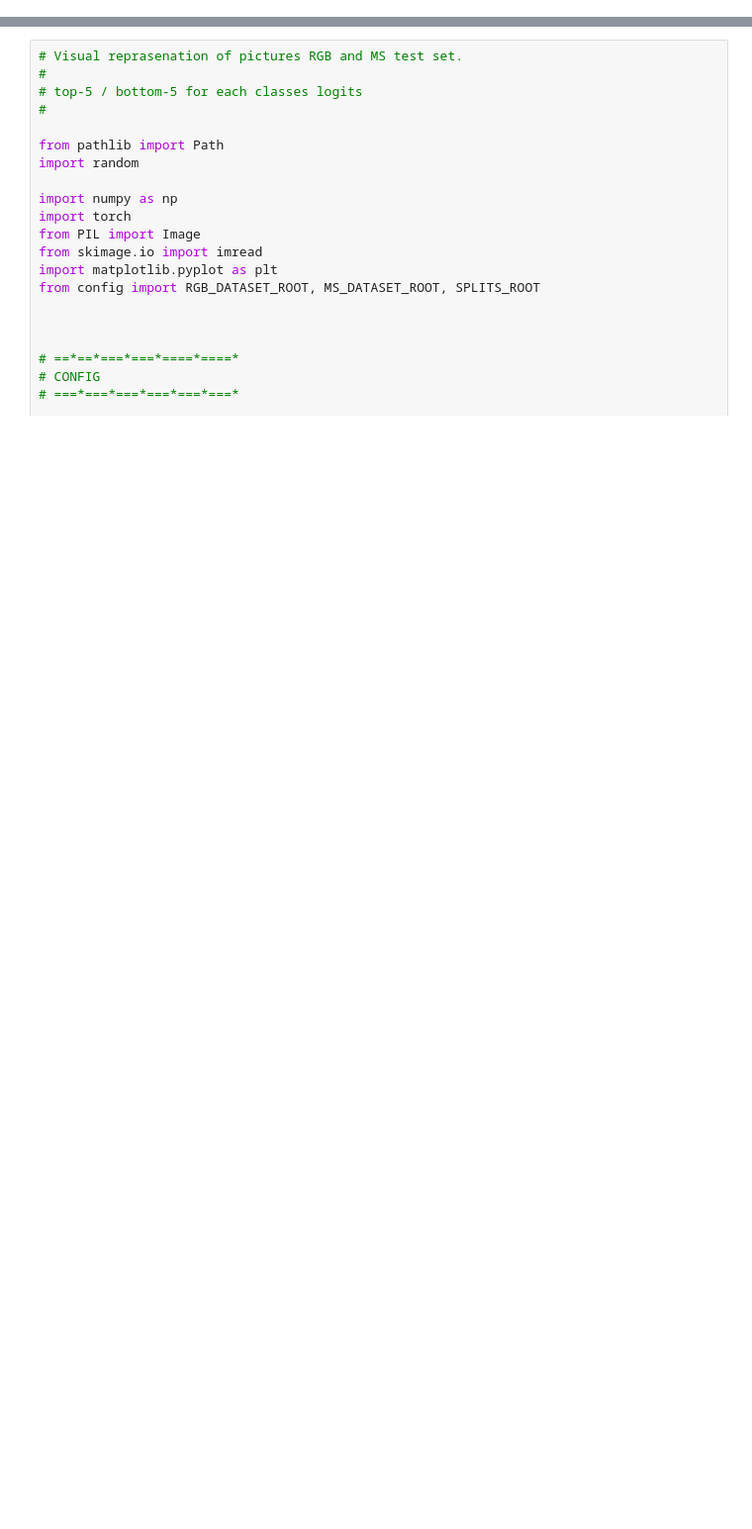
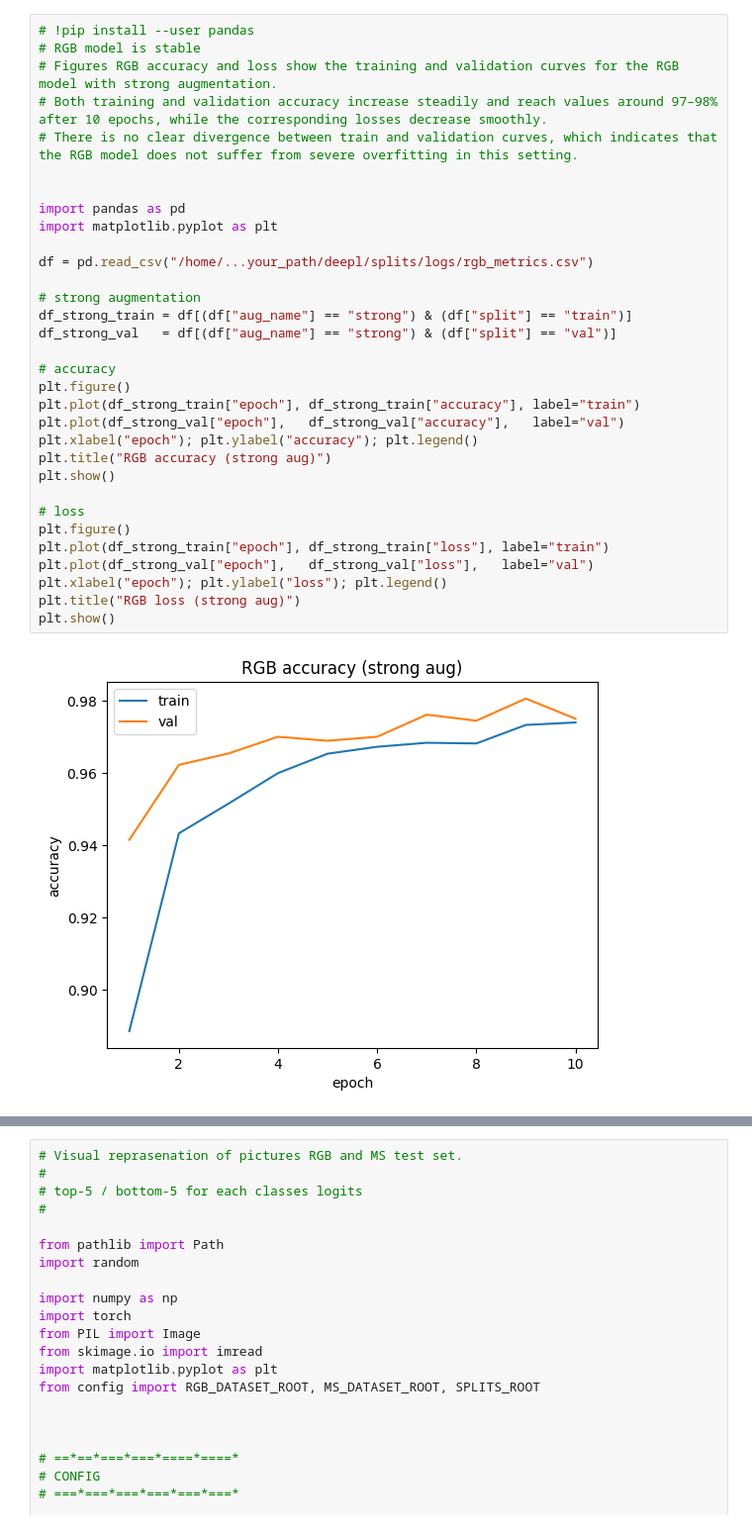
Before and after one commit to veryaselle/deepl, a Jupyter notebook: monitoring_plotting.ipynb, the cells around one changed output, grey strips where cells are left out. Shown at 99% size. Cells and saved outputs as stored; diff of their text form; blank space fills up the shorter version.

Commit message:
rgb plot after ms added

```diff
--- a/monitoring_plotting.ipynb
+++ b/monitoring_plotting.ipynb
@@ -30,3 +30,37 @@ plt.show()
 # %% [output]
 [figure]
 [figure]
+# %%
+# !pip install --user pandas
+# RGB model is stable
+# Figures RGB accuracy and loss show the training and validation curves for the RGB model with strong augmentation.
+# Both training and validation accuracy increase steadily and reach values around 97–98% after 10 epochs, while the corresponding losses decrease smoothly.
+# There is no clear divergence between train and validation curves, which indicates that the RGB model does not suffer from severe overfitting in this setting.
+
+
+import pandas as pd
+import matplotlib.pyplot as plt
+
+df = pd.read_csv("/home/...your_path/deepl/splits/logs/rgb_metrics.csv")
+
+# strong augmentation
+df_strong_train = df[(df["aug_name"] == "strong") & (df["split"] == "train")]
+df_strong_val   = df[(df["aug_name"] == "strong") & (df["split"] == "val")]
+
+# accuracy
+plt.figure()
+plt.plot(df_strong_train["epoch"], df_strong_train["accuracy"], label="train")
+plt.plot(df_strong_val["epoch"],   df_strong_val["accuracy"],   label="val")
+plt.xlabel("epoch"); plt.ylabel("accuracy"); plt.legend()
+plt.title("RGB accuracy (strong aug)")
+plt.show()
+
+# loss
+plt.figure()
+plt.plot(df_strong_train["epoch"], df_strong_train["loss"], label="train")
+plt.plot(df_strong_val["epoch"],   df_strong_val["loss"],   label="val")
+plt.xlabel("epoch"); plt.ylabel("loss"); plt.legend()
+plt.title("RGB loss (strong aug)")
+plt.show()
+# %% [output]
+[figure, added]
```
Also changed, not shown: parts of 2 cells of this notebook.
